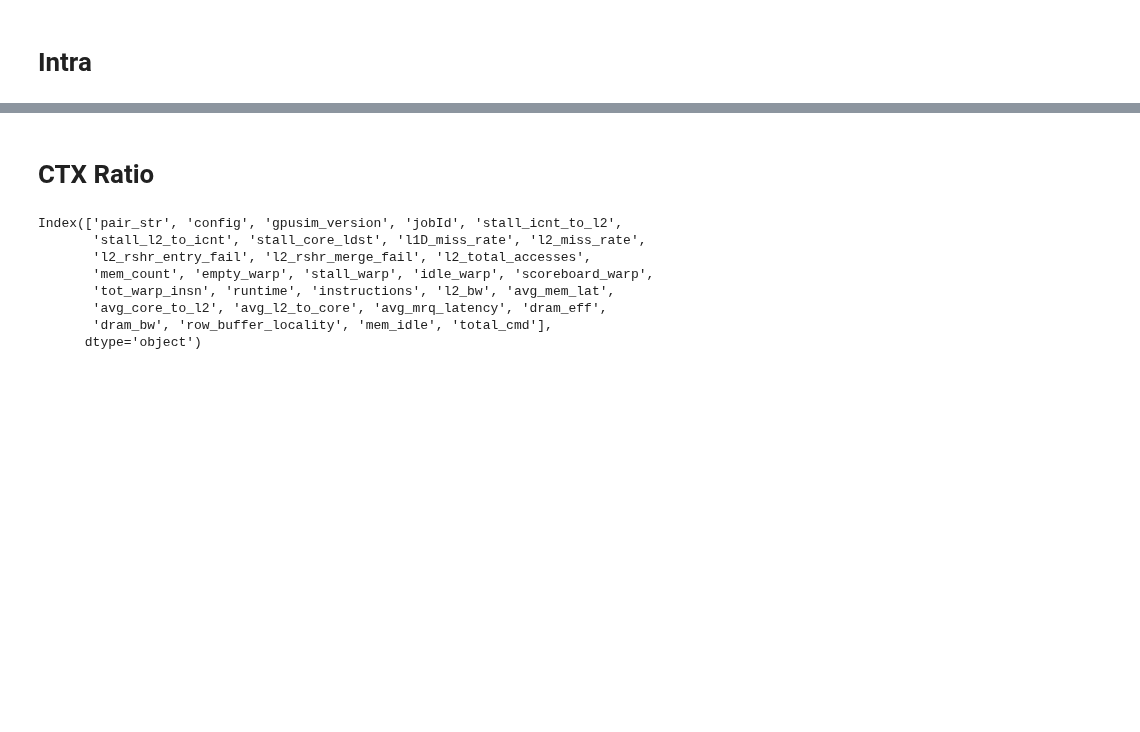
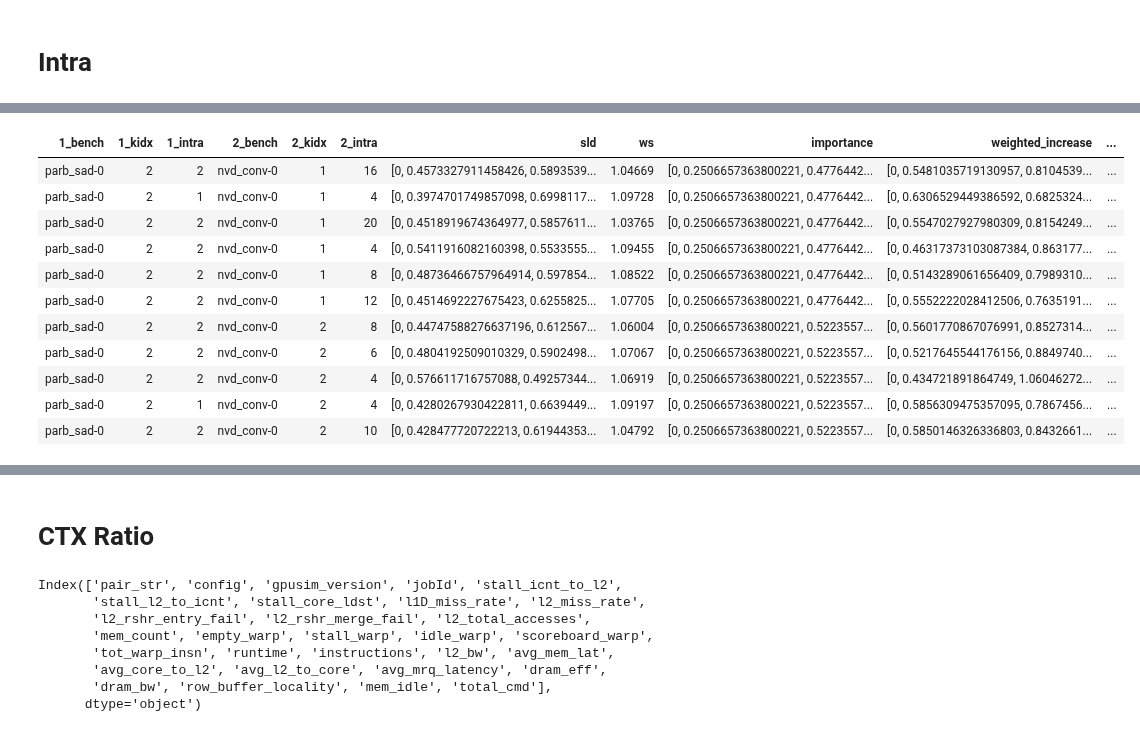
Before and after one commit to UofT-EcoSystem/GPU-Virtualization-Benchmarks, a Jupyter notebook: util/data/notebooks/View_Multi_Kernel.ipynb, the cells around one changed output, grey strips where cells are left out. Drawn from its saved outputs; the diff is of its cells as text; code cells hidden in the pictures; blank space fills up the shorter version.

```diff
--- a/util/data/notebooks/View_Multi_Kernel.ipynb
+++ b/util/data/notebooks/View_Multi_Kernel.ipynb
@@ -148,0 +170,31 @@ FloatSlider(value=0.75, description='QoS:', max=0.95, min=0.1, step=0.05)
+# %%
+df_dynamic = pd.read_pickle(dynamic_output)
+col_dynamic = ['1_bench', '1_kidx', '1_intra', '2_bench', '2_kidx', '2_intra', 'sld', 'ws',
+               'importance', 'weighted_increase', 'sum_increase']
+
+df_dynamic_show = df_dynamic[(df_dynamic['1_bench'] == 'parb_sad-0') & (df_dynamic['1_kidx'] == 2)].sort_values('2_kidx')
+# df_dynamic_show[col_dynamic]
+# %%
+# Want to maximize ws (weighted speedup)
+df_best_local = df_dynamic.sort_values('ws', ascending=False
+                                      ).drop_duplicates(['1_bench', '1_kidx', '2_bench', '2_kidx']
+                                                       ).set_index(['1_bench', '1_kidx', '2_bench', '2_kidx'])
+# Want to minimize weighted runtime increase (sum_increase)
+df_best_weighted = df_dynamic.sort_values('sum_increase', ascending=True
+                                         ).drop_duplicates(['1_bench', '1_kidx', '2_bench', '2_kidx']
+                                                          ).set_index(['1_bench', '1_kidx', '2_bench', '2_kidx'])
+
+draw_table(df_dynamic_show, col_dynamic)
+# %% [output]
+| 1_bench | 1_kidx | 1_intra | 2_bench | 2_kidx | 2_intra | sld | ws | importance | weighted_increase | ... |
+| parb_sad-0 | 2 | 2 | nvd_conv-0 | 1 | 16 | [0, 0.4573327911458426, 0.5893539... | 1.04669 | [0, 0.2506657363800221, 0.4776442... | [0, 0.5481035719130957, 0.8104539... | ... |
+| parb_sad-0 | 2 | 1 | nvd_conv-0 | 1 | 4 | [0, 0.3974701749857098, 0.6998117... | 1.09728 | [0, 0.2506657363800221, 0.4776442... | [0, 0.6306529449386592, 0.6825324... | ... |
+| parb_sad-0 | 2 | 2 | nvd_conv-0 | 1 | 20 | [0, 0.4518919674364977, 0.5857611... | 1.03765 | [0, 0.2506657363800221, 0.4776442... | [0, 0.5547027927980309, 0.8154249... | ... |
+| parb_sad-0 | 2 | 2 | nvd_conv-0 | 1 | 4 | [0, 0.5411916082160398, 0.5533555... | 1.09455 | [0, 0.2506657363800221, 0.4776442... | [0, 0.46317373103087384, 0.863177... | ... |
+| parb_sad-0 | 2 | 2 | nvd_conv-0 | 1 | 8 | [0, 0.48736466757964914, 0.597854... | 1.08522 | [0, 0.2506657363800221, 0.4776442... | [0, 0.5143289061656409, 0.7989310... | ... |
+| parb_sad-0 | 2 | 2 | nvd_conv-0 | 1 | 12 | [0, 0.4514692227675423, 0.6255825... | 1.07705 | [0, 0.2506657363800221, 0.4776442... | [0, 0.5552222028412506, 0.7635191... | ... |
+| parb_sad-0 | 2 | 2 | nvd_conv-0 | 2 | 8 | [0, 0.44747588276637196, 0.612567... | 1.06004 | [0, 0.2506657363800221, 0.5223557... | [0, 0.5601770867076991, 0.8527314... | ... |
+| parb_sad-0 | 2 | 2 | nvd_conv-0 | 2 | 6 | [0, 0.4804192509010329, 0.5902498... | 1.07067 | [0, 0.2506657363800221, 0.5223557... | [0, 0.5217645544176156, 0.8849740... | ... |
+| parb_sad-0 | 2 | 2 | nvd_conv-0 | 2 | 4 | [0, 0.576611716757088, 0.49257344... | 1.06919 | [0, 0.2506657363800221, 0.5223557... | [0, 0.434721891864749, 1.06046272... | ... |
+| parb_sad-0 | 2 | 1 | nvd_conv-0 | 2 | 4 | [0, 0.4280267930422811, 0.6639449... | 1.09197 | [0, 0.2506657363800221, 0.5223557... | [0, 0.5856309475357095, 0.7867456... | ... |
+| parb_sad-0 | 2 | 2 | nvd_conv-0 | 2 | 10 | [0, 0.428477720722213, 0.61944353... | 1.04792 | [0, 0.2506657363800221, 0.5223557... | [0, 0.5850146326336803, 0.8432661... | ... |
```
Also changed, not shown: parts of 21 cells of this notebook, 4 other files.
